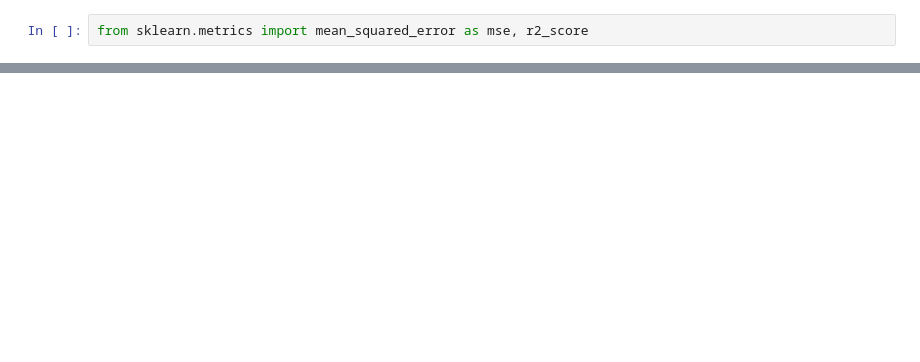
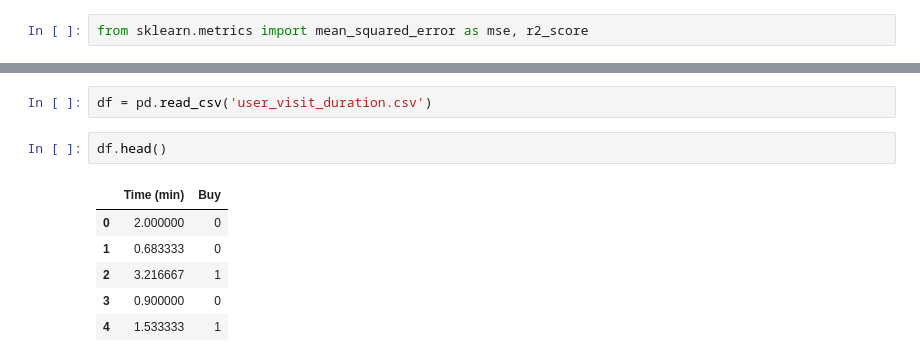
Before and after one commit to weyj4/GCP_ML, a Jupyter notebook: Regression.ipynb, the cells around one changed output, grey strips where cells are left out. Drawn from its saved outputs; the diff is of its cells as text; blank space fills up the shorter version.

```diff
--- a/Regression.ipynb
+++ b/Regression.ipynb
@@ -162,0 +134,11 @@ print(r2_score(y_test, y_test_pred))
+# %%
+df = pd.read_csv('user_visit_duration.csv')
+# %%
+df.head()
+# %% [output]
+|  | Time (min) | Buy |
+| 0 | 2.000000 | 0 |
+| 1 | 0.683333 | 0 |
+| 2 | 3.216667 | 1 |
+| 3 | 0.900000 | 0 |
+| 4 | 1.533333 | 1 |
```
Also changed, not shown: parts of 26 cells of this notebook.
